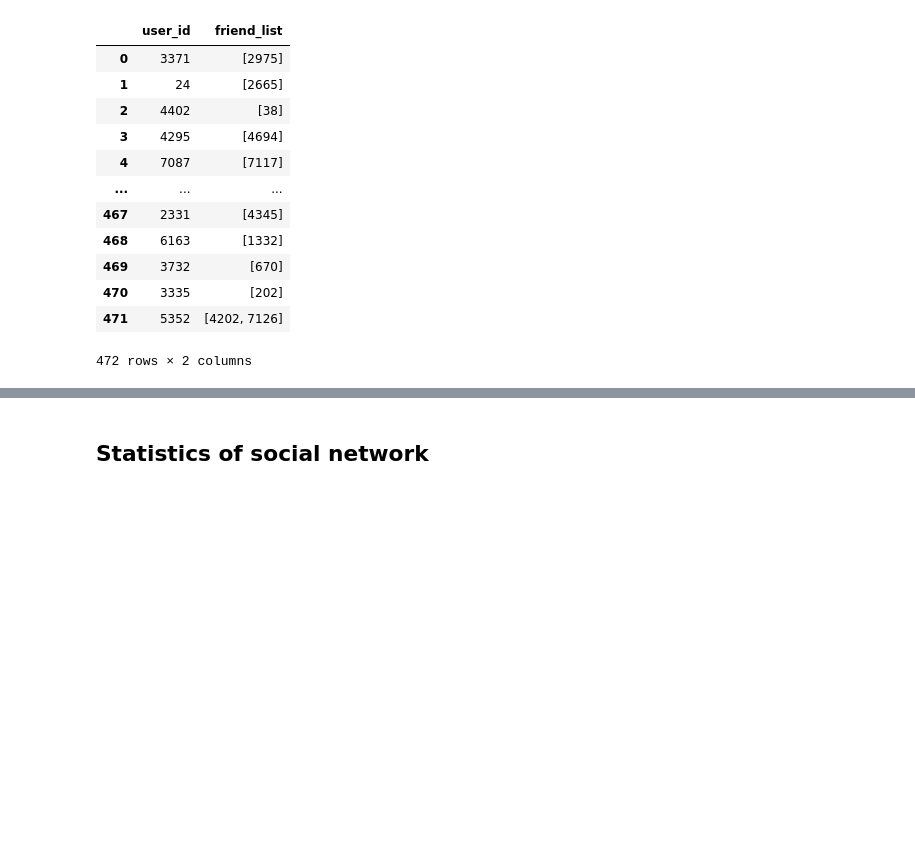
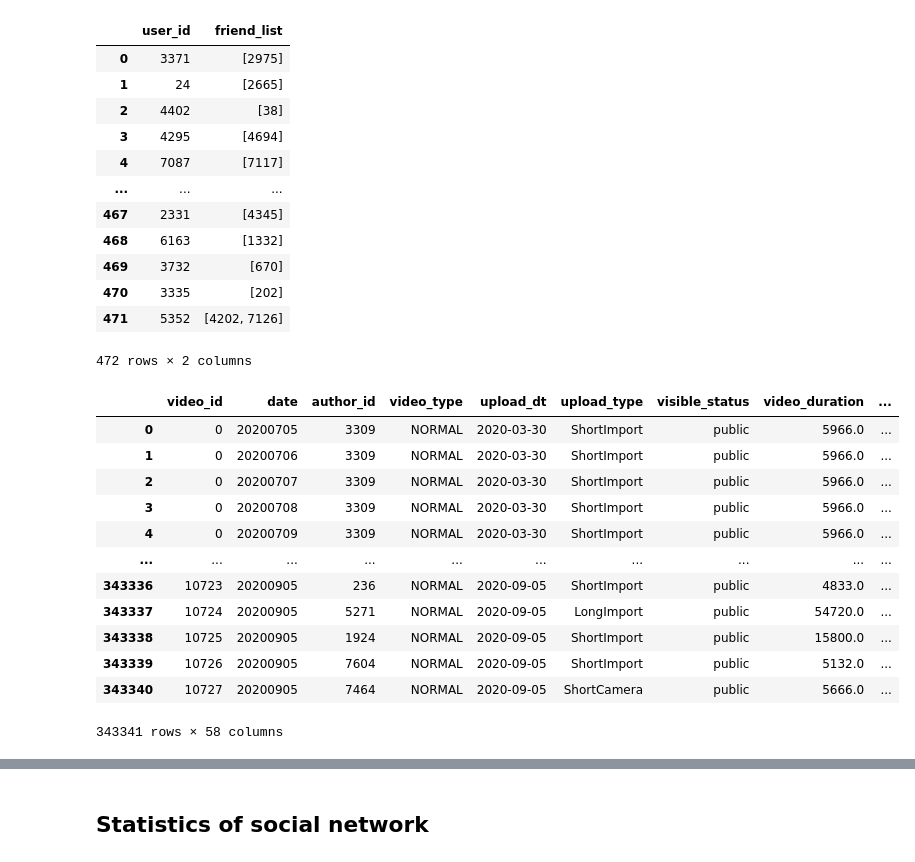
Before and after one commit to chongminggao/KuaiRec, a Jupyter notebook: get_statistics_bak.ipynb, the cells around one changed output, grey strips where cells are left out. Drawn from its saved outputs; the diff is of its cells as text; code cells hidden in the pictures; blank space fills up the shorter version.

```diff
--- a/get_statistics_bak.ipynb
+++ b/get_statistics_bak.ipynb
@@ -18,6 +18,12 @@ print("Loading item features...")
 item_feat = pd.read_csv("data/item_feat.csv")
 item_feat["feat"] = item_feat["feat"].map(eval)
 
+print("Loading user features...")
+user_feat = pd.read_csv("data/user_feat.csv")
+
+print("Loading items' daily features...")
+item_daily_feat = pd.read_csv("data/item_daily_feat.csv")
+
 print("All data loaded.")
 # %% [output]
 Loading big matrix...
@@ -91,3 +99,19 @@ social_network
 | 470 | 3335 | [202] |
 | 471 | 5352 | [4202, 7126] |
 472 rows × 2 columns
+# %%
+item_daily_feat
+# %% [output]
+|  | video_id | date | author_id | video_type | upload_dt | upload_type | visible_status | video_duration | ... |
+| 0 | 0 | 20200705 | 3309 | NORMAL | 2020-03-30 | ShortImport | public | 5966.0 | ... |
+| 1 | 0 | 20200706 | 3309 | NORMAL | 2020-03-30 | ShortImport | public | 5966.0 | ... |
+| 2 | 0 | 20200707 | 3309 | NORMAL | 2020-03-30 | ShortImport | public | 5966.0 | ... |
+| 3 | 0 | 20200708 | 3309 | NORMAL | 2020-03-30 | ShortImport | public | 5966.0 | ... |
+| 4 | 0 | 20200709 | 3309 | NORMAL | 2020-03-30 | ShortImport | public | 5966.0 | ... |
+| ... | ... | ... | ... | ... | ... | ... | ... | ... | ... |
+| 343336 | 10723 | 20200905 | 236 | NORMAL | 2020-09-05 | ShortImport | public | 4833.0 | ... |
+| 343337 | 10724 | 20200905 | 5271 | NORMAL | 2020-09-05 | LongImport | public | 54720.0 | ... |
+| 343338 | 10725 | 20200905 | 1924 | NORMAL | 2020-09-05 | ShortImport | public | 15800.0 | ... |
+| 343339 | 10726 | 20200905 | 7604 | NORMAL | 2020-09-05 | ShortImport | public | 5132.0 | ... |
+| 343340 | 10727 | 20200905 | 7464 | NORMAL | 2020-09-05 | ShortCamera | public | 5666.0 | ... |
+343341 rows × 58 columns
```
Also changed, not shown: parts of 5 cells of this notebook, 4 other files.
